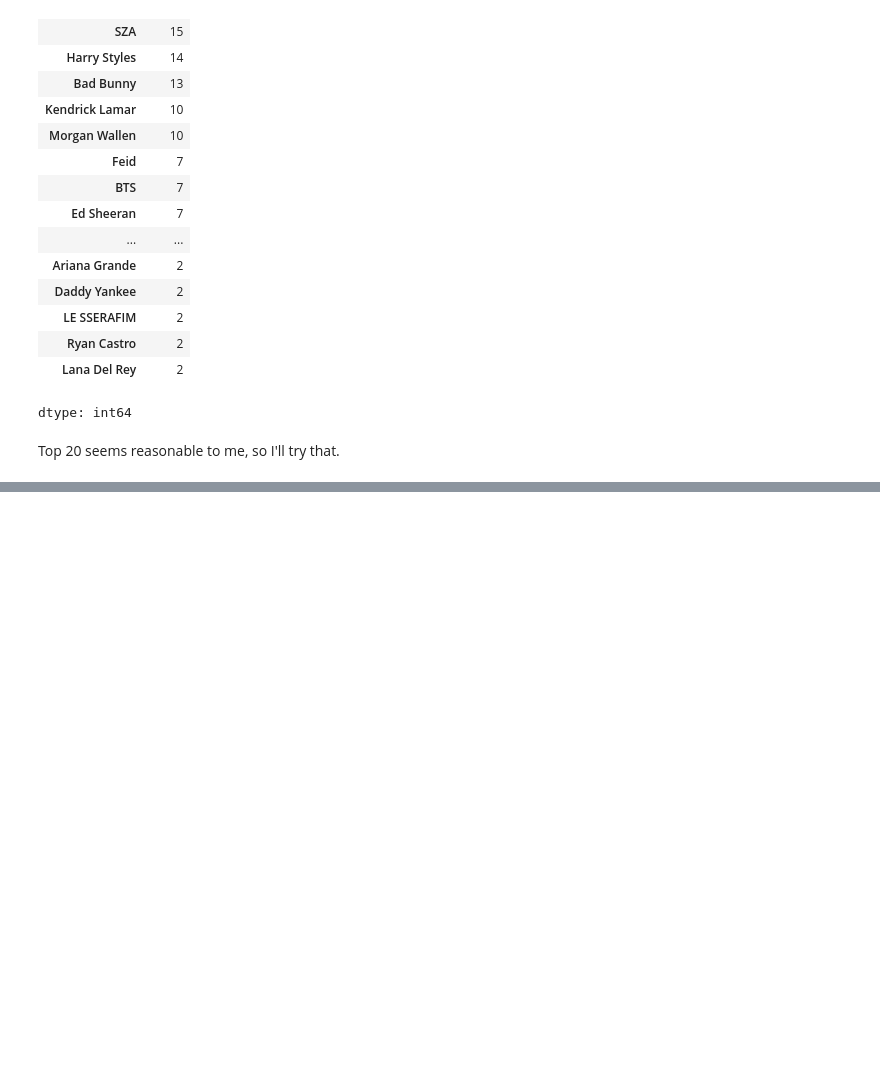
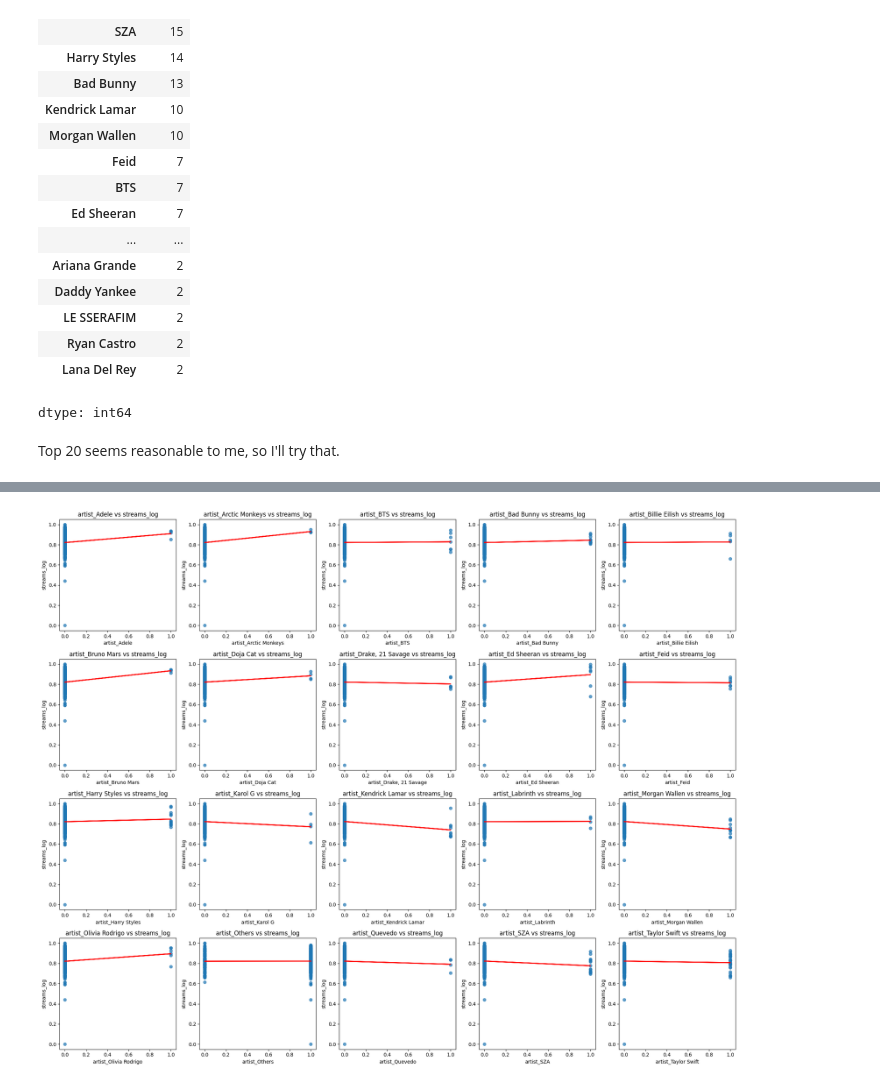
Before and after one commit to HyunWrites0721/Spotify_2023_prediction_model, a Jupyter notebook: spotify2023.ipynb, the cells around one changed output, grey strips where cells are left out. Drawn from its saved outputs; the diff is of its cells as text; code cells hidden in the pictures; blank space fills up the shorter version.

```diff
--- a/spotify2023.ipynb
+++ b/spotify2023.ipynb
@@ -882,0 +1034,4 @@ train_df
+# %%
+examine_linear(train_df, 'streams_log', train_df.columns[20:40])
+# %% [output]
+[figure, added]
```
Also changed, not shown: parts of 28 cells of this notebook.
